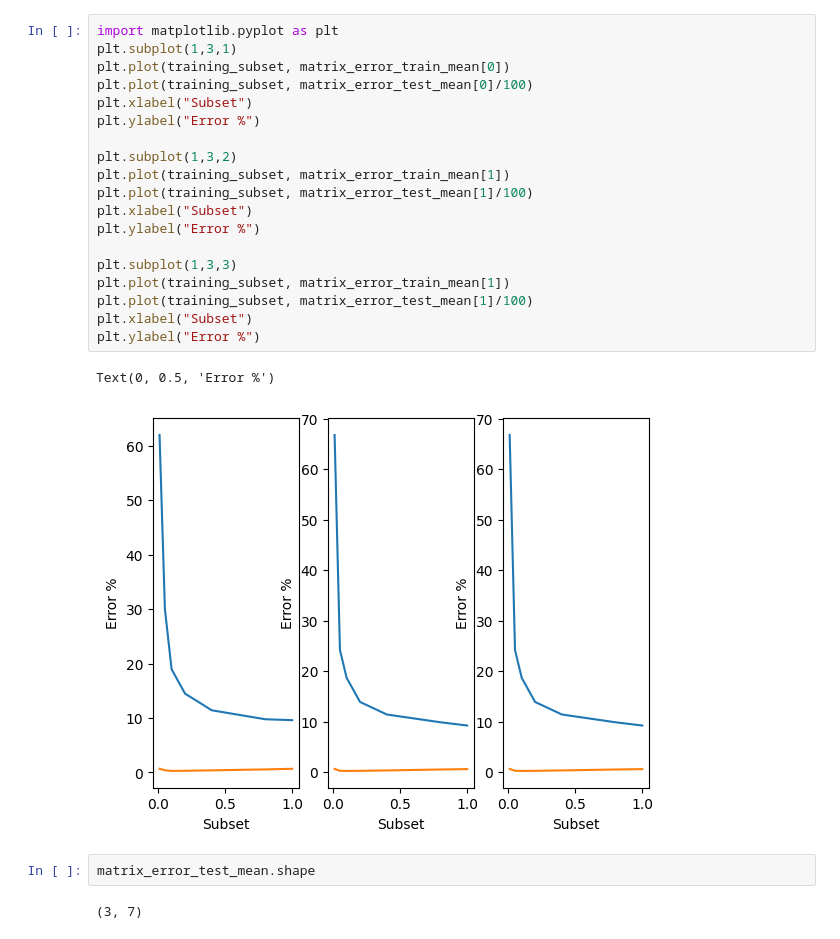
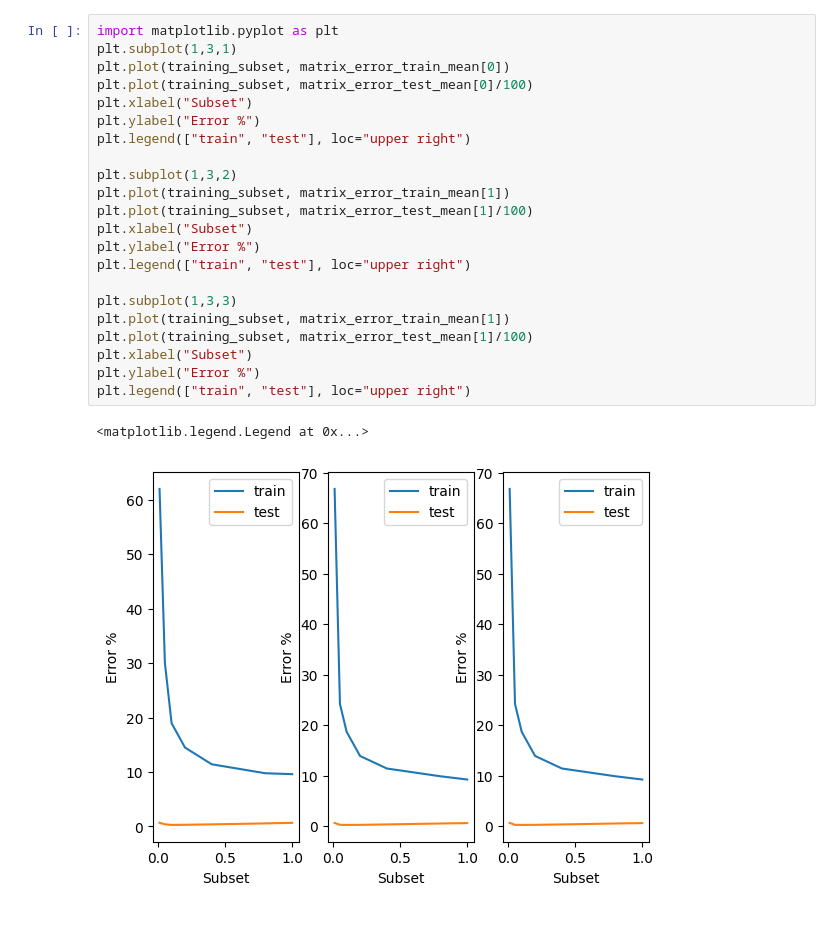
Before and after one commit to dafne-coconi/Dot-and-Boxes, a Jupyter notebook: MNIST_Complexity.ipynb, the cells around one changed output. Drawn from its saved outputs; the diff is of its cells as text.

```diff
--- a/MNIST_Complexity.ipynb
+++ b/MNIST_Complexity.ipynb
@@ -125,26 +125,25 @@ Error of the model on the test images: 65.14%
 # %%
 import matplotlib.pyplot as plt
 plt.subplot(1,3,1)
 plt.plot(training_subset, matrix_error_train_mean[0])
 plt.plot(training_subset, matrix_error_test_mean[0]/100)
 plt.xlabel("Subset")
 plt.ylabel("Error %")
+plt.legend(["train", "test"], loc="upper right")
 
 plt.subplot(1,3,2)
 plt.plot(training_subset, matrix_error_train_mean[1])
 plt.plot(training_subset, matrix_error_test_mean[1]/100)
 plt.xlabel("Subset")
 plt.ylabel("Error %")
+plt.legend(["train", "test"], loc="upper right")
 
 plt.subplot(1,3,3)
 plt.plot(training_subset, matrix_error_train_mean[1])
 plt.plot(training_subset, matrix_error_test_mean[1]/100)
 plt.xlabel("Subset")
 plt.ylabel("Error %")
+plt.legend(["train", "test"], loc="upper right")
 # %% [output]
-Text(0, 0.5, 'Error %')
+<matplotlib.legend.Legend at 0x...>
-[figure, old version]
+[figure, new version]
-# %%
-matrix_error_test_mean.shape
-# %% [output]
-(3, 7)
```
